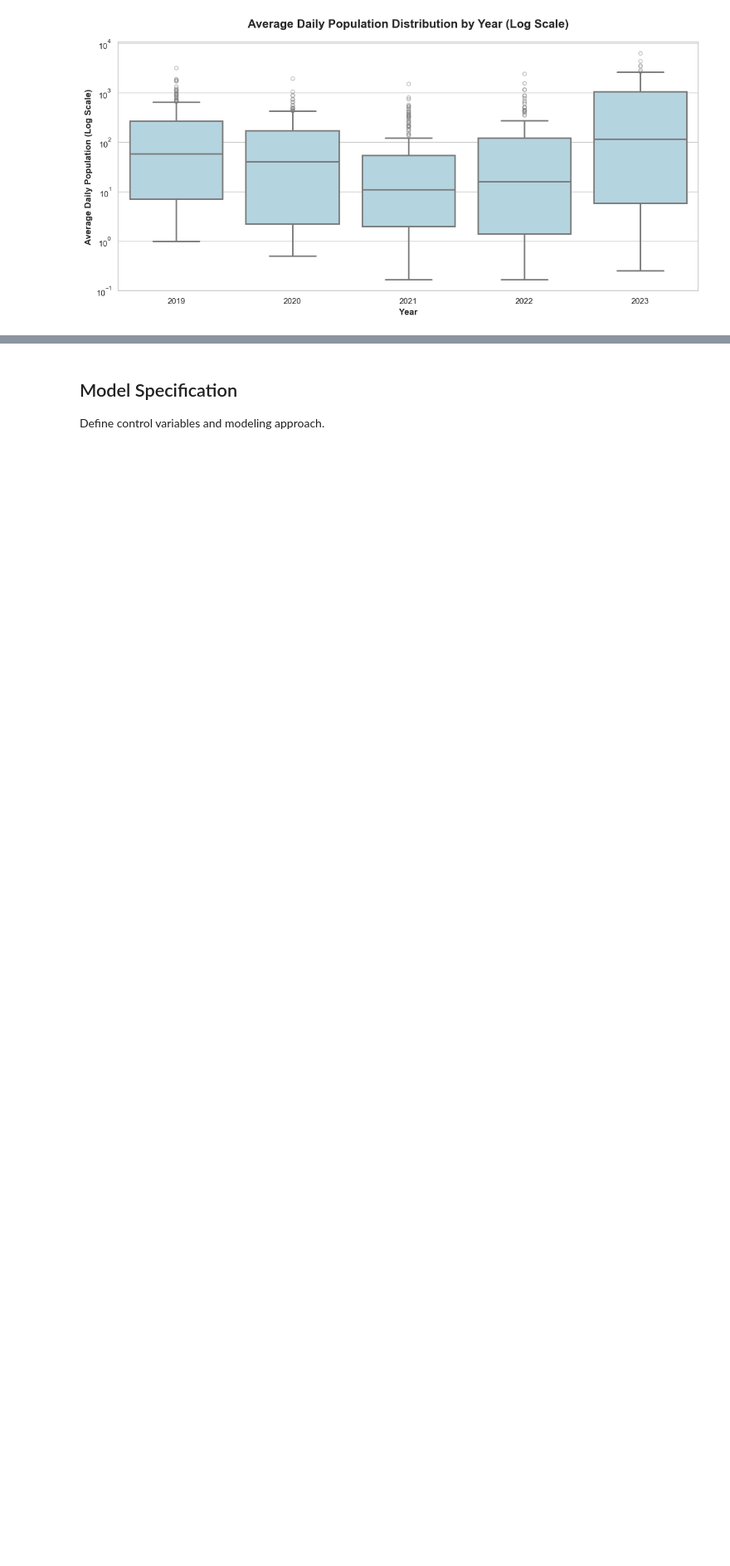
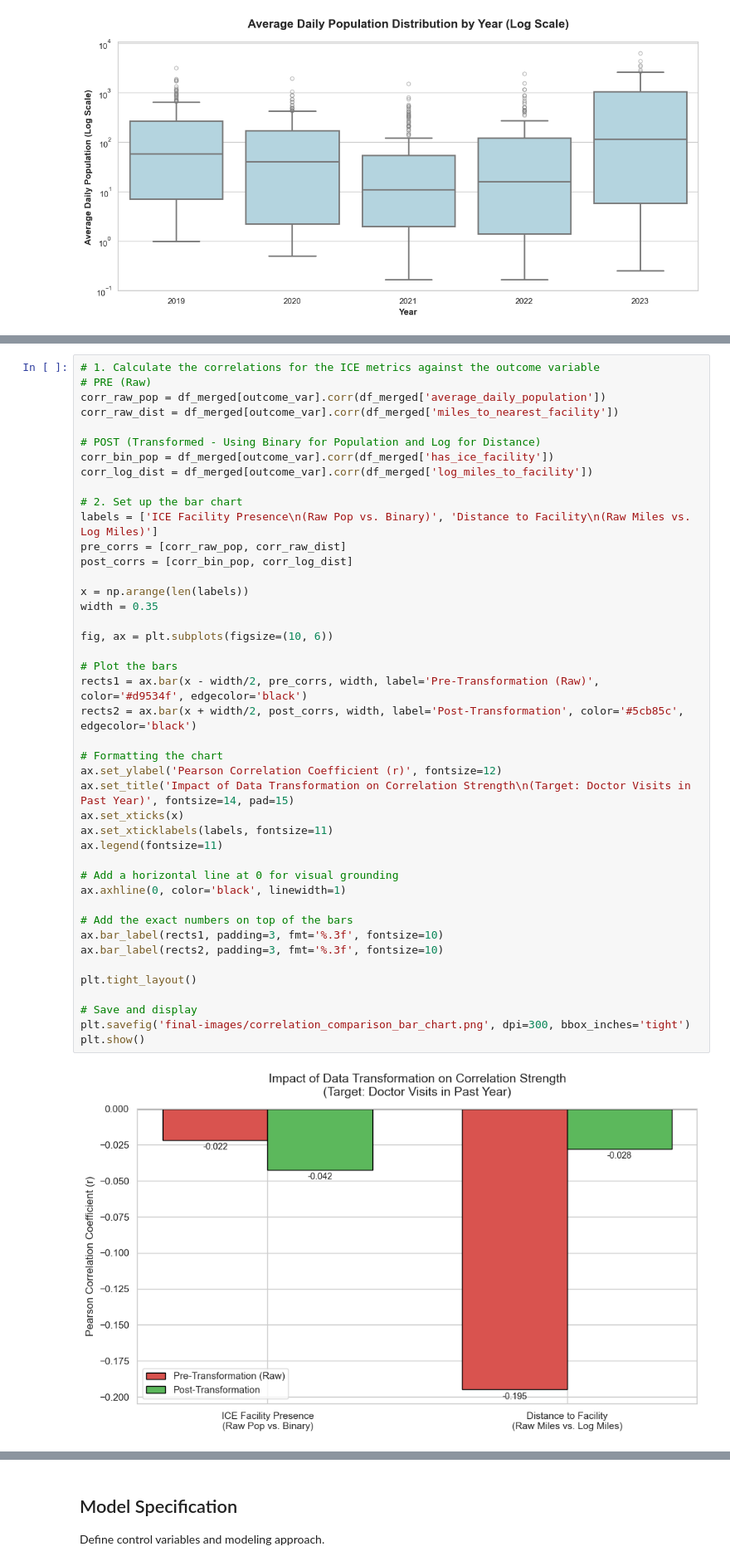
Before and after one commit to riverar9/data698-master-research-project, a Jupyter notebook: Appendix A - Python Code.ipynb, the cells around one changed output, grey strips where cells are left out. Shown at 83% size. Cells and saved outputs as stored; diff of their text form; blank space fills up the shorter version.

```diff
--- a/Appendix A - Python Code.ipynb
+++ b/Appendix A - Python Code.ipynb
@@ -1374,2 +1560,47 @@ plt.show()
+# %%
+# 1. Calculate the correlations for the ICE metrics against the outcome variable
+# PRE (Raw)
+corr_raw_pop = df_merged[outcome_var].corr(df_merged['average_daily_population'])
+corr_raw_dist = df_merged[outcome_var].corr(df_merged['miles_to_nearest_facility'])
+
+# POST (Transformed - Using Binary for Population and Log for Distance)
+corr_bin_pop = df_merged[outcome_var].corr(df_merged['has_ice_facility'])
+corr_log_dist = df_merged[outcome_var].corr(df_merged['log_miles_to_facility'])
+
+# 2. Set up the bar chart
+labels = ['ICE Facility Presence\n(Raw Pop vs. Binary)', 'Distance to Facility\n(Raw Miles vs. Log Miles)']
+pre_corrs = [corr_raw_pop, corr_raw_dist]
+post_corrs = [corr_bin_pop, corr_log_dist]
+
+x = np.arange(len(labels))
+width = 0.35
+
+fig, ax = plt.subplots(figsize=(10, 6))
+
+# Plot the bars
+rects1 = ax.bar(x - width/2, pre_corrs, width, label='Pre-Transformation (Raw)', color='#d9534f', edgecolor='black')
+rects2 = ax.bar(x + width/2, post_corrs, width, label='Post-Transformation', color='#5cb85c', edgecolor='black')
+
+# Formatting the chart
+ax.set_ylabel('Pearson Correlation Coefficient (r)', fontsize=12)
+ax.set_title('Impact of Data Transformation on Correlation Strength\n(Target: Doctor Visits in Past Year)', fontsize=14, pad=15)
+ax.set_xticks(x)
+ax.set_xticklabels(labels, fontsize=11)
+ax.legend(fontsize=11)
+
+# Add a horizontal line at 0 for visual grounding
+ax.axhline(0, color='black', linewidth=1)
+
+# Add the exact numbers on top of the bars
+ax.bar_label(rects1, padding=3, fmt='%.3f', fontsize=10)
+ax.bar_label(rects2, padding=3, fmt='%.3f', fontsize=10)
+
+plt.tight_layout()
+
+# Save and display
+plt.savefig('final-images/correlation_comparison_bar_chart.png', dpi=300, bbox_inches='tight')
+plt.show()
+# %% [output]
+[figure, added]
 # %% [markdown]
 # Modeling
```
Also changed, not shown: parts of 24 cells of this notebook, 21 other files.
